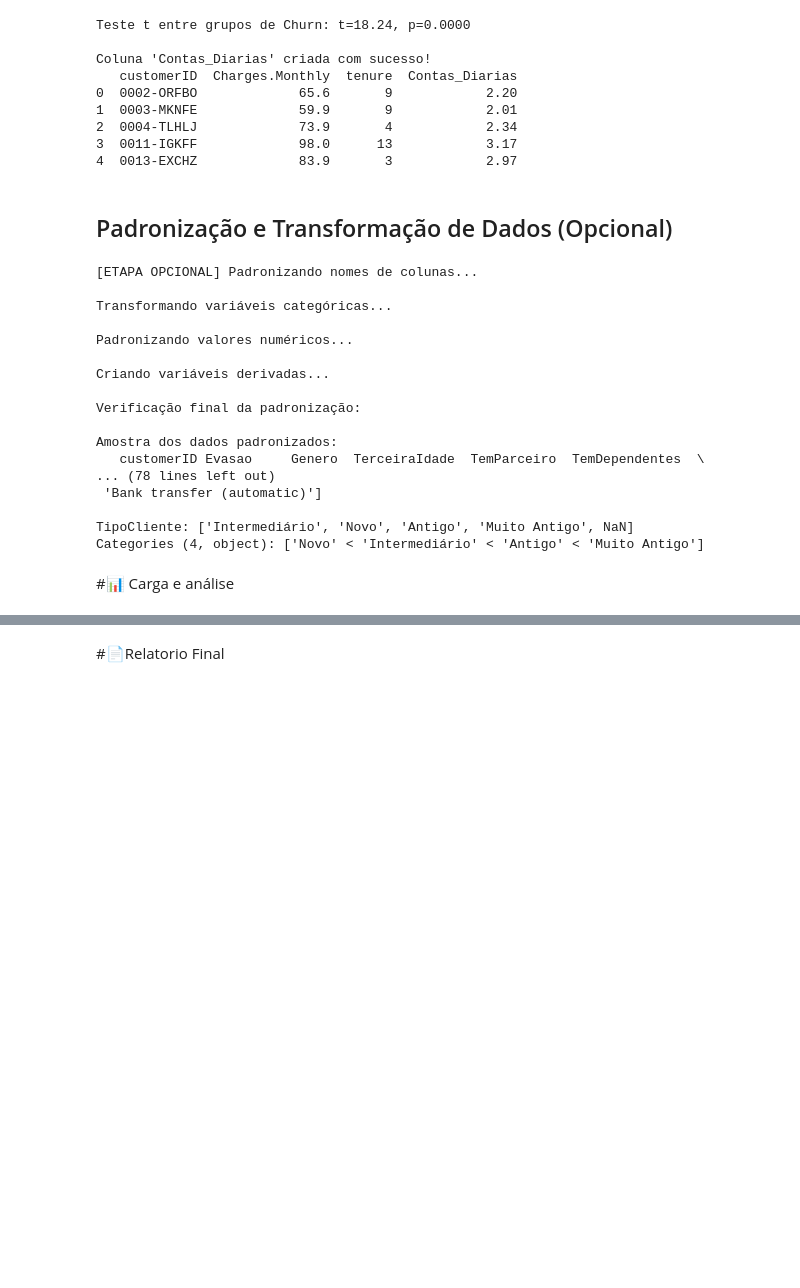
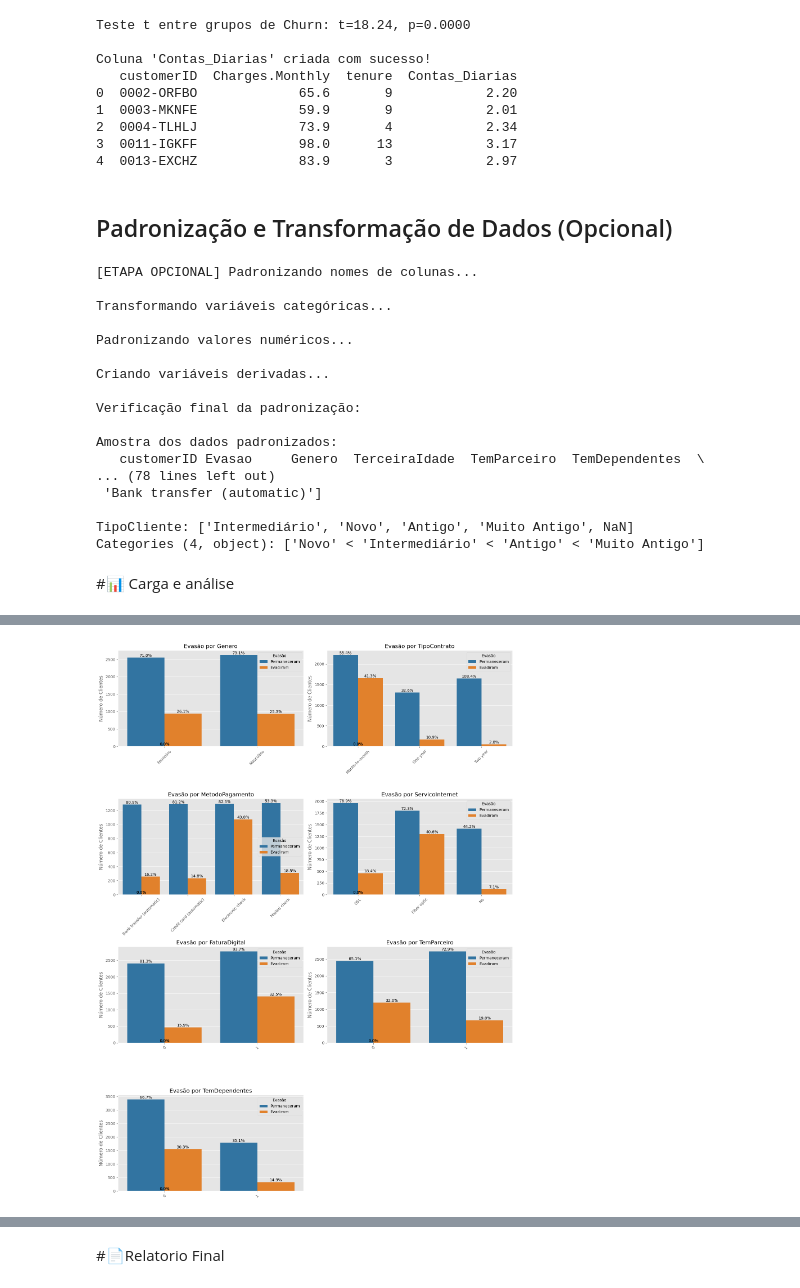
Before and after one commit to anandamatos/telecom-x, a Jupyter notebook: notebooks/telecom-x_br.ipynb, the cells around one changed output, grey strips where cells are left out. Cells and saved outputs as stored; diff of their text form; code cells hidden in the pictures; blank space fills up the shorter version.

```diff
--- a/notebooks/telecom-x_br.ipynb
+++ b/notebooks/telecom-x_br.ipynb
@@ -460,0 +747,99 @@ Categories (4, object): ['Novo' < 'Intermediário' < 'Antigo' < 'Muito Antigo']
+# %%
+print("\n[ANÁLISE DE EVASÃO POR CATEGORIAS]")
+print("="*50)
+
+## Lista de variáveis categóricas relevantes para análise
+variaveis_categoricas = [
+    'Genero',
+    'TipoContrato',
+    'MetodoPagamento',
+    'ServicoInternet',
+    'FaturaDigital',
+    'TemParceiro',
+    'TemDependentes'
+]
+
+## 1. Verificar e preparar a coluna de Evasão
+# Garantir que a coluna Evasão está no formato correto (0 e 1)
+if 'Evasao' in df.columns:
+    if df['Evasao'].dtype == 'object':
+        df['Evasao'] = df['Evasao'].map({'Yes': 1, 'No': 0, 'Sim': 1, 'Não': 0})
+    print("\nContagem de valores na coluna Evasao:")
+    print(df['Evasao'].value_counts())
+
+## 2. Análise de distribuição de evasão para cada variável
+print("\n1. Proporção de Evasão por Categoria:")
+
+for var in variaveis_categoricas:
+    if var in df.columns:
+        print(f"\n>> {var}:")
+
+        # Criar tabela de contingência com nomes de colunas explícitos
+        tabela = pd.crosstab(df[var], df['Evasao'], normalize='index') * 100
+        tabela = tabela.rename(columns={0: 'Permaneceram', 1: 'Evadiram'})
+
+        # Adicionar contagem absoluta
+        tabela['Total_Clientes'] = df[var].value_counts()
+
+        # Ordenar pela taxa de evasão (usando o nome correto da coluna)
+        tabela = tabela.sort_values('Evadiram', ascending=False)
+
+        # Formatar para exibição
+        tabela_exibicao = tabela.copy()
+        tabela_exibicao['Permaneceram'] = tabela_exibicao['Permaneceram'].round(1).astype(str) + '%'
+        tabela_exibicao['Evadiram'] = tabela_exibicao['Evadiram'].round(1).astype(str) + '%'
+
+        print(tabela_exibicao)
+
+## 3. Visualização gráfica
+print("\n2. Visualização da Evasão por Categoria:")
+
+plt.figure(figsize=(15, 20))
+
+for i, var in enumerate(variaveis_categoricas, 1):
+    if var in df.columns:
+        plt.subplot(4, 2, i)
+
+        # Calcular totais para cada categoria
+        totals = df[var].value_counts().sort_index()
+
+        # Gráfico de barras empilhadas
+        ax = sns.countplot(x=var, hue='Evasao', data=df,
+                         palette=['#1f77b4', '#ff7f0e'],
+                         order=totals.index)
+
+        # Adicionar porcentagens
+        for p in ax.patches:
+            height = p.get_height()
+            ax.annotate(f'{height/totals.values[int(p.get_x())] * 100:.1f}%',
+                       (p.get_x() + p.get_width()/2., height),
+                       ha='center', va='bottom')
+
+        plt.title(f'Evasão por {var}')
+        plt.xlabel('')
+        plt.ylabel('Número de Clientes')
+        plt.legend(title='Evasão', labels=['Permaneceram', 'Evadiram'])
+        plt.xticks(rotation=45)
+
+plt.tight_layout()
+plt.show()
+
+## 4. Análise das principais diferenças
+print("\n3. Principais Insights:")
+
+if 'Evasao' in df.columns:
+    for var in variaveis_categoricas:
+        if var in df.columns:
+            taxa_evasao = df.groupby(var)['Evasao'].mean().sort_values(ascending=False)
+            maior_taxa_categoria = taxa_evasao.idxmax()
+            maior_taxa_valor = taxa_evasao.max() * 100
+
+            menor_taxa_categoria = taxa_evasao.idxmin()
+            menor_taxa_valor = taxa_evasao.min() * 100
+
+            print(f"\n{var}:")
+            print(f"- Maior evasão: {maior_taxa_categoria} ({maior_taxa_valor:.1f}%)")
+            print(f"- Menor evasão: {menor_taxa_categoria} ({menor_taxa_valor:.1f}%)")
+
+print("\nAnálise concluída com sucesso!")
+# %% [output]
@@ -460,0 +863 @@ Categories (4, object): ['Novo' < 'Intermediário' < 'Antigo' < 'Muito Antigo']
+[figure, added]
```
Also changed, not shown: parts of 9 cells of this notebook.
